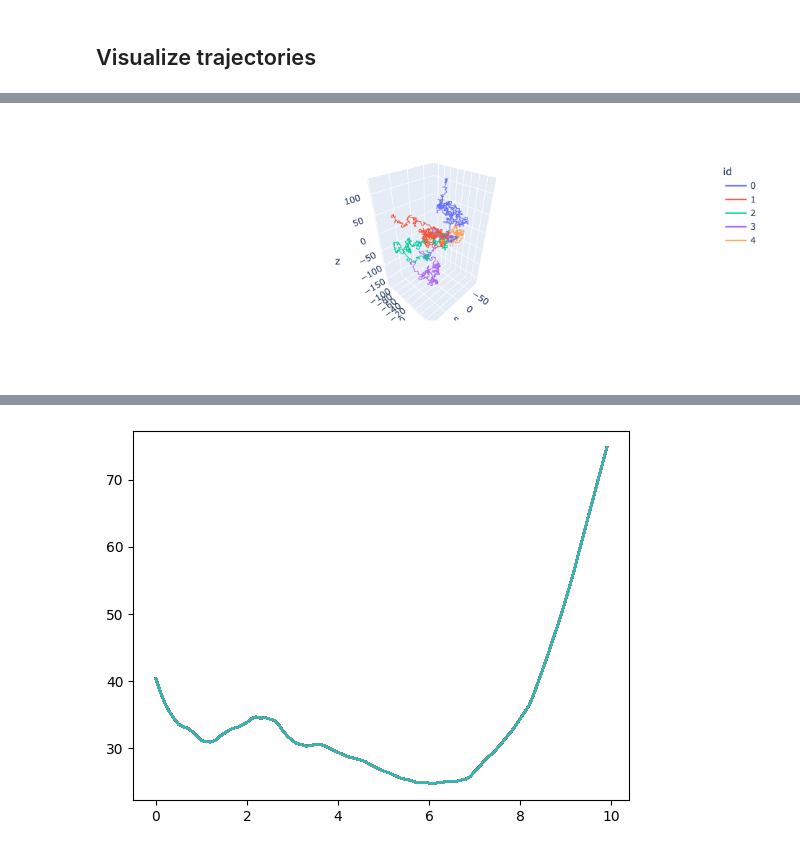
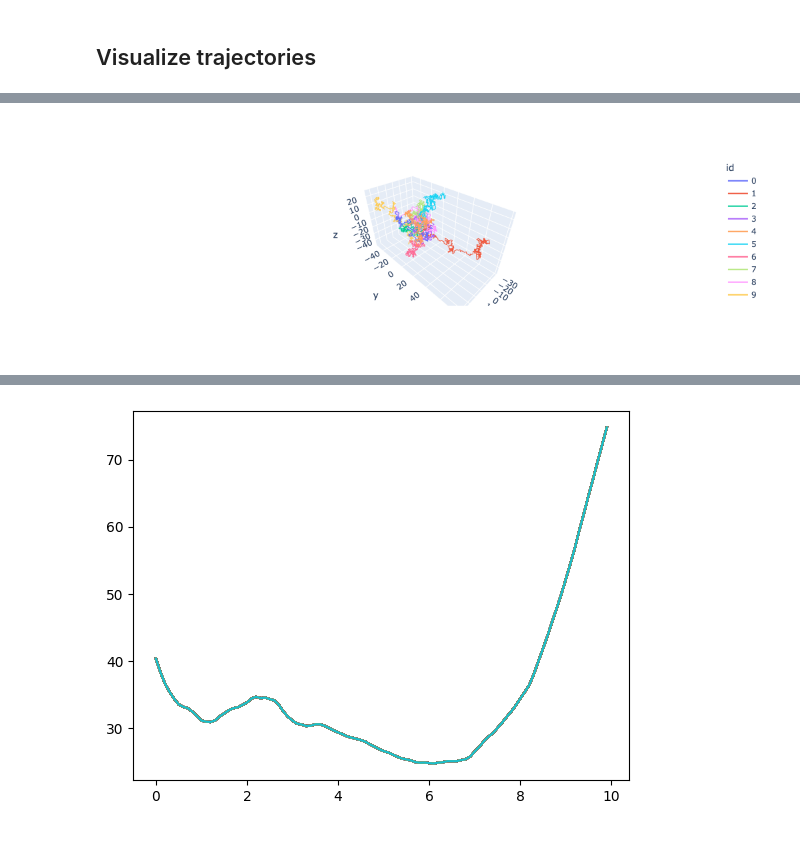
Before and after one commit to sungcheolkim78/randomwalker_rust, a Jupyter notebook: notebooks/random_walker_py.ipynb, the cells around one changed output, grey strips where cells are left out. Cells and saved outputs as stored; diff of their text form; code cells hidden in the pictures.

```diff
--- a/notebooks/random_walker_py.ipynb
+++ b/notebooks/random_walker_py.ipynb
@@ -95,12 +104,12 @@ ax.legend()
 # %%
 import plotly.express as px
 
-tmp = data.loc[data.id.isin(range(5)), :]
+tmp = data.loc[data.id.isin(range(10)), :]
 
 fig = px.line_3d(tmp, x="x", y="y", z="z", color="id")
 fig.show()
 # %% [output]
-[figure, old version]
+[figure, new version]
 # %%
 # calculate mean position
 
```
Also changed, not shown: parts of 9 cells of this notebook, 5 other files.
